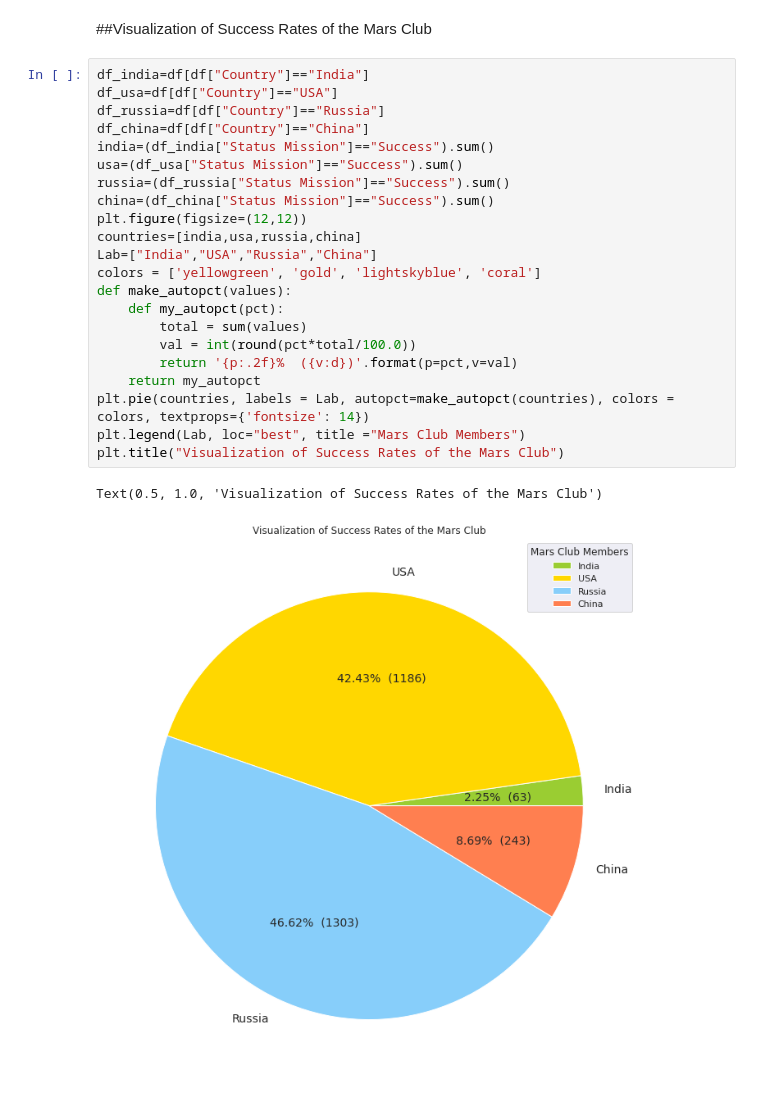
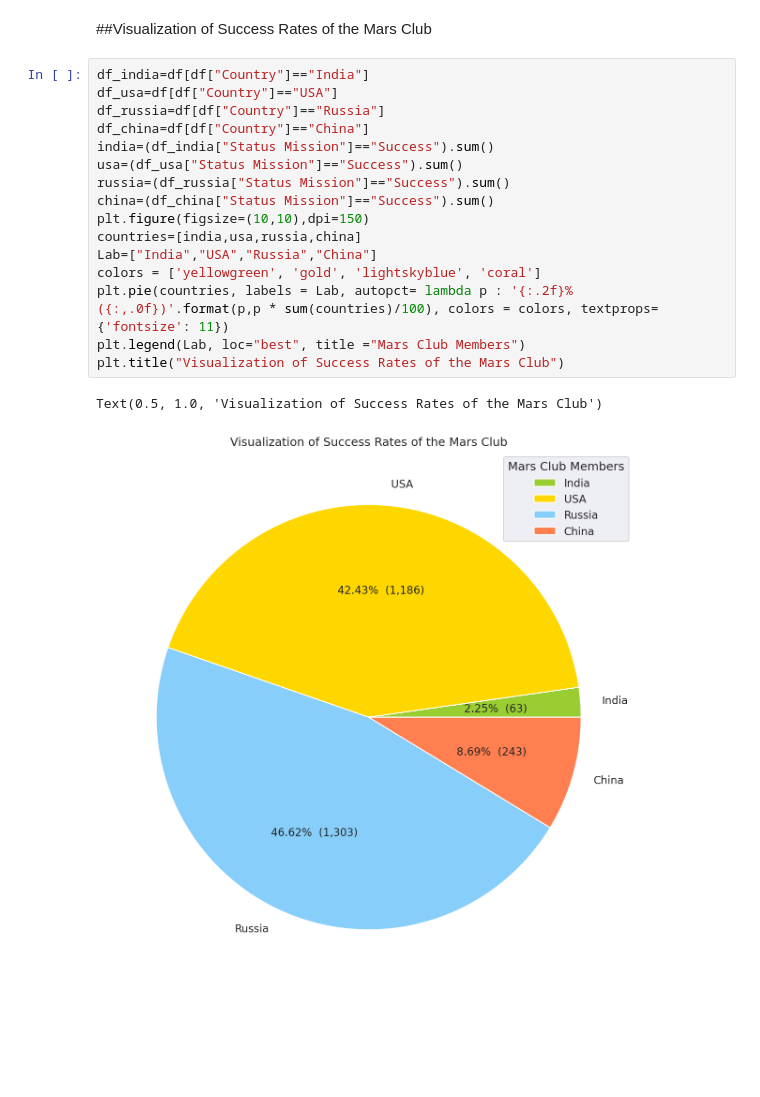
Before and after one commit to DSCKGEC/Space-Missions, a Jupyter notebook: notebooks/space_missions_eda.ipynb, the cells around one changed output. Saved outputs shown, nothing was run; the diff lists cells and outputs as text; blank space fills up the shorter version.

```diff
--- a/notebooks/space_missions_eda.ipynb
+++ b/notebooks/space_missions_eda.ipynb
@@ -525,25 +525,19 @@ plt.show()
 # %%
 df_india=df[df["Country"]=="India"]
 df_usa=df[df["Country"]=="USA"]
 df_russia=df[df["Country"]=="Russia"]
 df_china=df[df["Country"]=="China"]
 india=(df_india["Status Mission"]=="Success").sum()
 usa=(df_usa["Status Mission"]=="Success").sum()
 russia=(df_russia["Status Mission"]=="Success").sum()
 china=(df_china["Status Mission"]=="Success").sum()
-plt.figure(figsize=(12,12))
+plt.figure(figsize=(10,10),dpi=150)
 countries=[india,usa,russia,china]
 Lab=["India","USA","Russia","China"]
 colors = ['yellowgreen', 'gold', 'lightskyblue', 'coral']
-def make_autopct(values):
-    def my_autopct(pct):
-        total = sum(values)
-        val = int(round(pct*total/100.0))
-        return '{p:.2f}%  ({v:d})'.format(p=pct,v=val)
-    return my_autopct
-plt.pie(countries, labels = Lab, autopct=make_autopct(countries), colors = colors, textprops={'fontsize': 14})
+plt.pie(countries, labels = Lab, autopct= lambda p : '{:.2f}%  ({:,.0f})'.format(p,p * sum(countries)/100), colors = colors, textprops={'fontsize': 11})
 plt.legend(Lab, loc="best", title ="Mars Club Members")
 plt.title("Visualization of Success Rates of the Mars Club")
 # %% [output]
 Text(0.5, 1.0, 'Visualization of Success Rates of the Mars Club')
-[figure, old version]
+[figure, new version]
```
Also changed, not shown: parts of 3 cells of this notebook.
